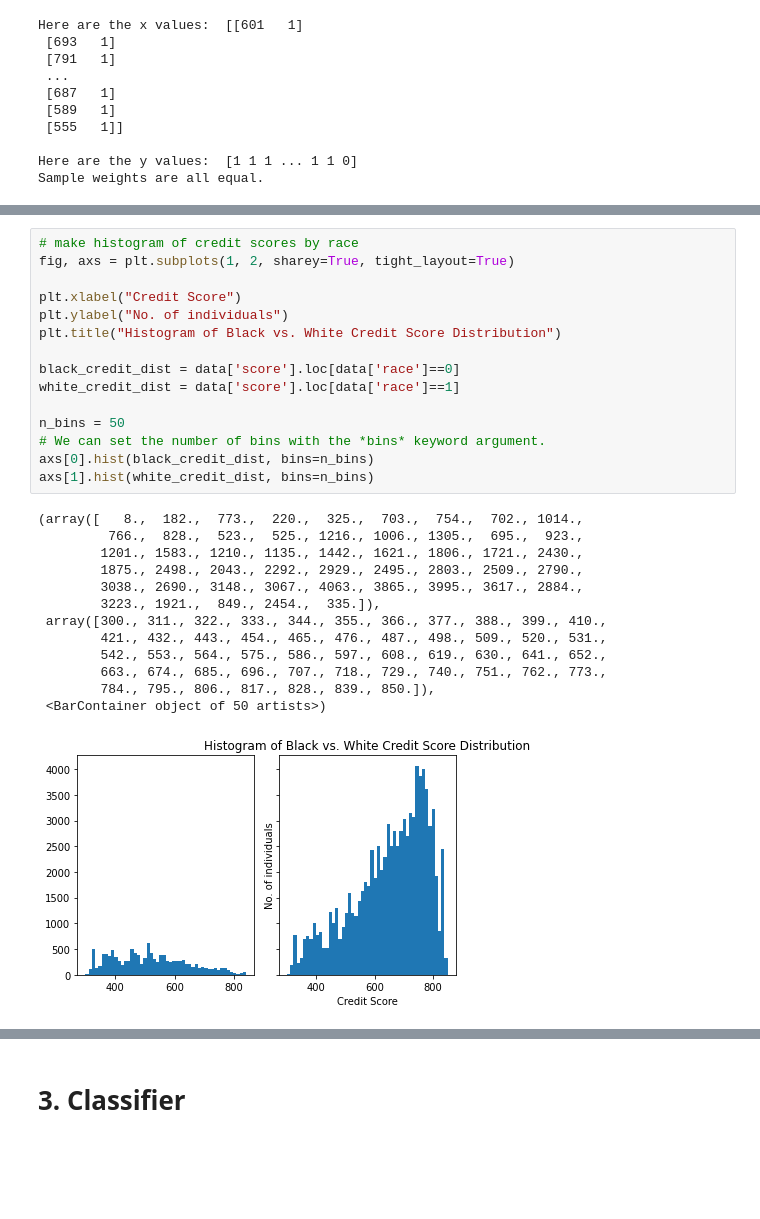
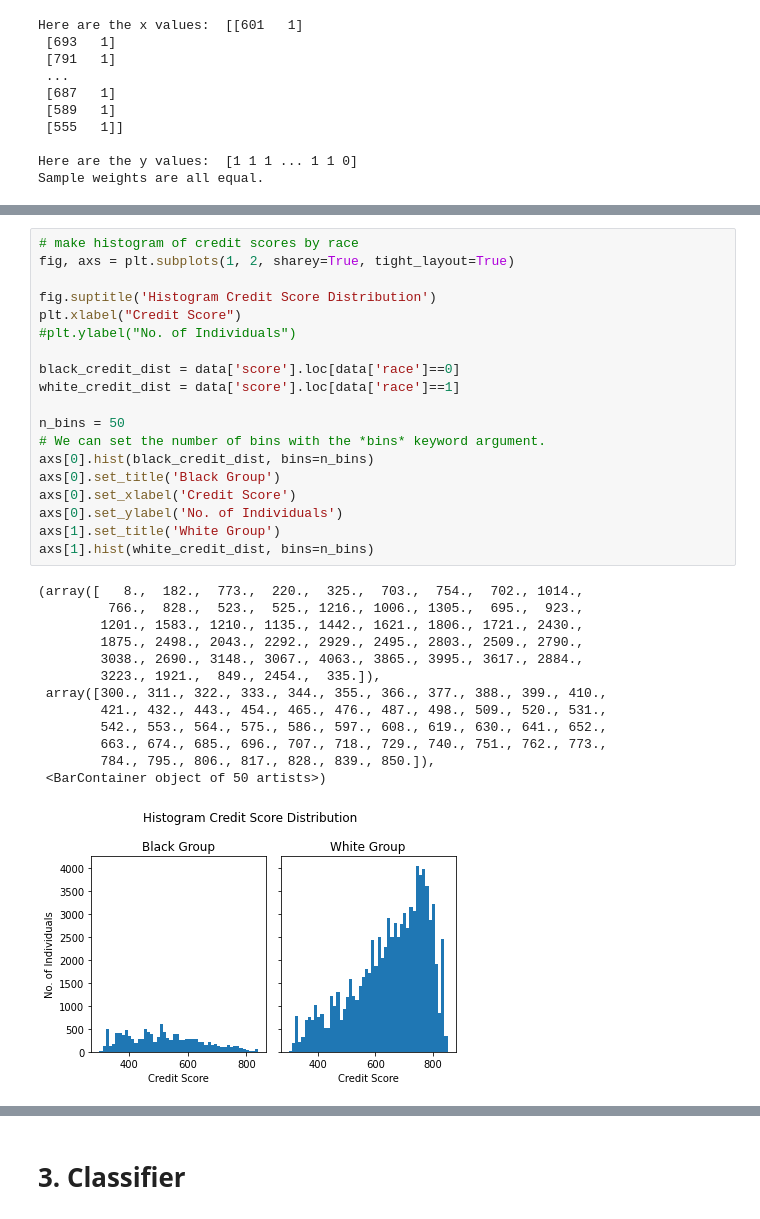
Before and after one commit to lydiatliu/delayedimpact, a Jupyter notebook: notebooks/simData_classification.ipynb, the cells around one changed output, grey strips where cells are left out. Saved outputs shown, nothing was run; the diff lists cells and outputs as text; blank space fills up the shorter version.

Commit message:
update figure titles and axes

```diff
--- a/notebooks/simData_classification.ipynb
+++ b/notebooks/simData_classification.ipynb
@@ -103,32 +140,36 @@ Sample weights are all equal.
 # %%
 # make histogram of credit scores by race
 fig, axs = plt.subplots(1, 2, sharey=True, tight_layout=True)
 
+fig.suptitle('Histogram Credit Score Distribution')
 plt.xlabel("Credit Score")
-plt.ylabel("No. of individuals")
-plt.title("Histogram of Black vs. White Credit Score Distribution")
+#plt.ylabel("No. of Individuals")
 
 black_credit_dist = data['score'].loc[data['race']==0]
 white_credit_dist = data['score'].loc[data['race']==1]
 
 n_bins = 50
 # We can set the number of bins with the *bins* keyword argument.
 axs[0].hist(black_credit_dist, bins=n_bins)
+axs[0].set_title('Black Group')
+axs[0].set_xlabel('Credit Score')
+axs[0].set_ylabel('No. of Individuals')
+axs[1].set_title('White Group')
 axs[1].hist(white_credit_dist, bins=n_bins)
 # %% [output]
 (array([   8.,  182.,  773.,  220.,  325.,  703.,  754.,  702., 1014.,
          766.,  828.,  523.,  525., 1216., 1006., 1305.,  695.,  923.,
         1201., 1583., 1210., 1135., 1442., 1621., 1806., 1721., 2430.,
         1875., 2498., 2043., 2292., 2929., 2495., 2803., 2509., 2790.,
         3038., 2690., 3148., 3067., 4063., 3865., 3995., 3617., 2884.,
         3223., 1921.,  849., 2454.,  335.]),
  array([300., 311., 322., 333., 344., 355., 366., 377., 388., 399., 410.,
         421., 432., 443., 454., 465., 476., 487., 498., 509., 520., 531.,
         542., 553., 564., 575., 586., 597., 608., 619., 630., 641., 652.,
         663., 674., 685., 696., 707., 718., 729., 740., 751., 762., 773.,
         784., 795., 806., 817., 828., 839., 850.]),
  <BarContainer object of 50 artists>)
-[figure, old version]
+[figure, new version]
 # %%
 # make histogram of repay or not by racefig, axs = plt.subplots(1, 2, sharey=True, tight_layout=True)
 fig, axs = plt.subplots(1, 2, sharey=True, tight_layout=True)
```
Also changed, not shown: parts of 4 cells of this notebook.
